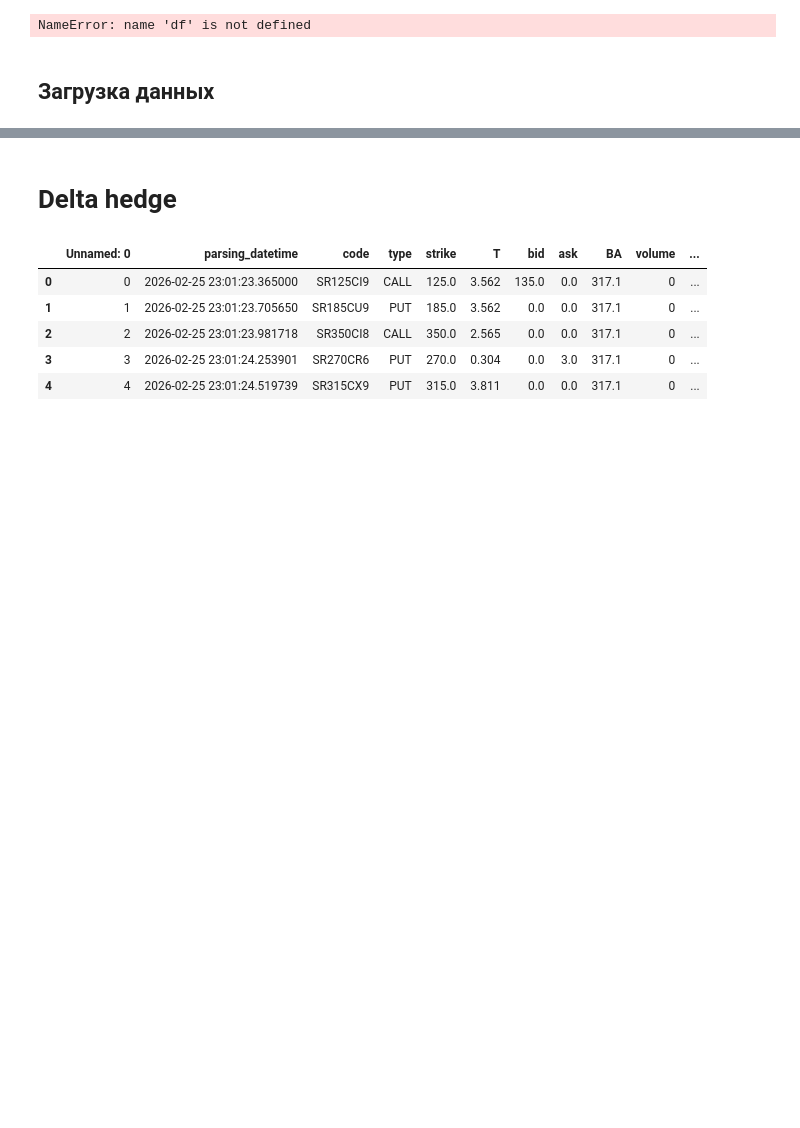
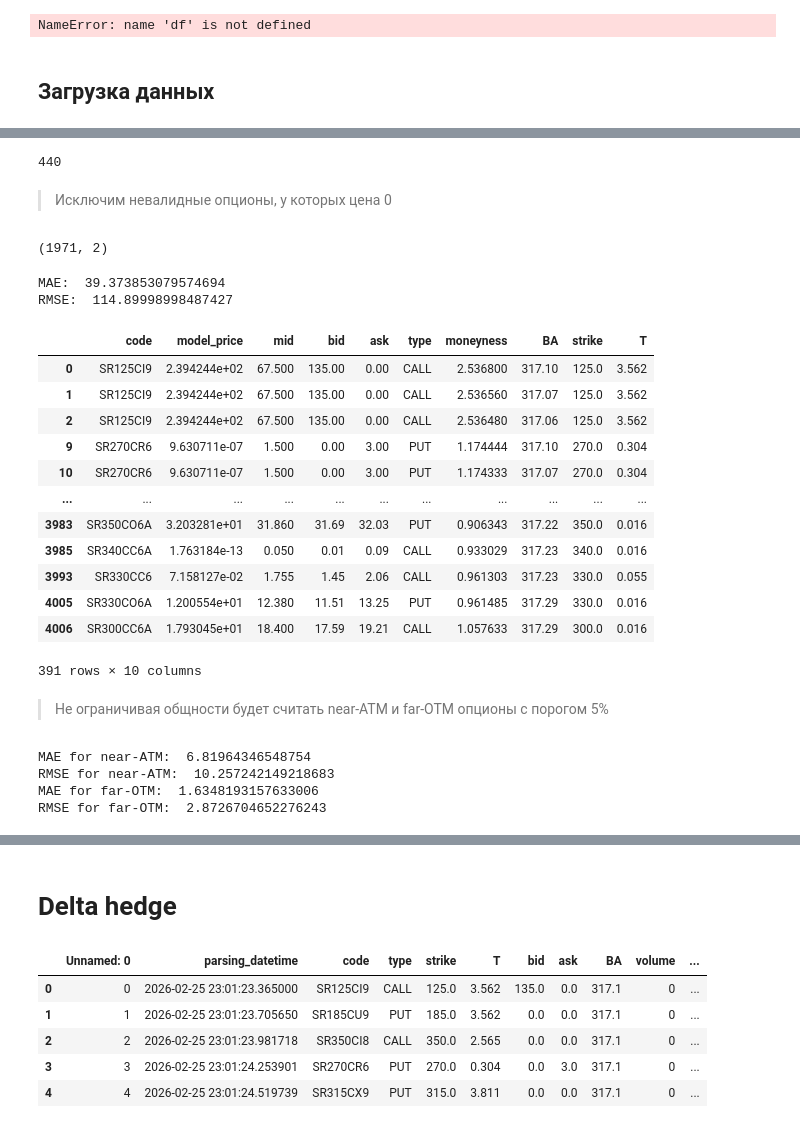
Before and after one commit to Vlad-prog-bit/msu_profinanse, a Jupyter notebook: Options.ipynb, the cells around one changed output, grey strips where cells are left out. Saved outputs shown, nothing was run; the diff lists cells and outputs as text; code cells hidden in the pictures; blank space fills up the shorter version.

```diff
--- a/Options.ipynb
+++ b/Options.ipynb
@@ -275,0 +330,9 @@ print(1)
+# %%
+_model_prices = _models.apply(
+    lambda m: m.Black_Sholse_call() if m.option_type == "CALL" else m.Black_Sholse_put()
+)
+model_prices_df = pd.DataFrame({
+    'code': options['code'],
+    'model_price': _model_prices
+})
+del _models, _model_prices
@@ -275,0 +348,58 @@ print(1)
+# %%
+np.isclose(model_prices_df['model_price'], 0.0, atol=1e-8).sum()
+# %% [output]
+440
+# %% [markdown]
+> Исключим невалидные опционы, у которых цена 0
+# %%
+model_prices_df_valid = model_prices_df[model_prices_df['model_price'] > 0]
+model_prices_df_valid.shape
+# %% [output]
+(1971, 2)
+# %%
+from sklearn.metrics import mean_absolute_error, mean_squared_error
+
+merged_df = model_prices_df_valid.merge(options[['code', 'mid', 'bid', 'ask', 'type', 'moneyness', 'BA', "strike", 'T']], on='code', how='left')
+merged_df = merged_df[merged_df['mid'] > 0]
+HitRate_metric = merged_df[merged_df['model_price'].between(merged_df['bid'], merged_df['ask'])].shape[0] / merged_df.shape[0]
+print("MAE: ", abs(merged_df['model_price'] - merged_df['mid']).mean())
+print("RMSE: ", np.sqrt(((merged_df['model_price'] - merged_df['mid']) ** 2).mean()))
+# %% [output]
+MAE:  39.373853079574694
+RMSE:  114.89998998487427
+# %%
+merged_df
+# %% [output]
+|  | code | model_price | mid | bid | ask | type | moneyness | BA | strike | T |
+| 0 | SR125CI9 | 2.394244e+02 | 67.500 | 135.00 | 0.00 | CALL | 2.536800 | 317.10 | 125.0 | 3.562 |
+| 1 | SR125CI9 | 2.394244e+02 | 67.500 | 135.00 | 0.00 | CALL | 2.536560 | 317.07 | 125.0 | 3.562 |
+| 2 | SR125CI9 | 2.394244e+02 | 67.500 | 135.00 | 0.00 | CALL | 2.536480 | 317.06 | 125.0 | 3.562 |
+| 9 | SR270CR6 | 9.630711e-07 | 1.500 | 0.00 | 3.00 | PUT | 1.174444 | 317.10 | 270.0 | 0.304 |
+| 10 | SR270CR6 | 9.630711e-07 | 1.500 | 0.00 | 3.00 | PUT | 1.174333 | 317.07 | 270.0 | 0.304 |
+| ... | ... | ... | ... | ... | ... | ... | ... | ... | ... | ... |
+| 3983 | SR350CO6A | 3.203281e+01 | 31.860 | 31.69 | 32.03 | PUT | 0.906343 | 317.22 | 350.0 | 0.016 |
+| 3985 | SR340CC6A | 1.763184e-13 | 0.050 | 0.01 | 0.09 | CALL | 0.933029 | 317.23 | 340.0 | 0.016 |
+| 3993 | SR330CC6 | 7.158127e-02 | 1.755 | 1.45 | 2.06 | CALL | 0.961303 | 317.23 | 330.0 | 0.055 |
+| 4005 | SR330CO6A | 1.200554e+01 | 12.380 | 11.51 | 13.25 | PUT | 0.961485 | 317.29 | 330.0 | 0.016 |
+| 4006 | SR300CC6A | 1.793045e+01 | 18.400 | 17.59 | 19.21 | CALL | 1.057633 | 317.29 | 300.0 | 0.016 |
+391 rows × 10 columns
+# %% [markdown]
+> Не ограничивая общности будет считать near-ATM и far-OTM опционы с порогом 5%
+# %%
+near_ATM_df = merged_df[merged_df['moneyness'].between(.95, 1.05)].copy()
+far_OTM_df = pd.concat([
+merged_df[(merged_df['moneyness'] <= .95) & (merged_df['type'] == 'CALL')],
+merged_df[(merged_df['moneyness'] >= 1.05) & (merged_df['type'] == 'PUT')]
+])
+
+
+print("MAE for near-ATM: ", abs(near_ATM_df['model_price'] - near_ATM_df['mid']).mean())
+print("RMSE for near-ATM: ", np.sqrt(((near_ATM_df['model_price'] - near_ATM_df['mid']) ** 2).mean()))
+
+print("MAE for far-OTM: ", abs(far_OTM_df['model_price'] - far_OTM_df['mid']).mean())
+print("RMSE for far-OTM: ", np.sqrt(((far_OTM_df['model_price'] - far_OTM_df['mid']) ** 2).mean()))
+# %% [output]
+MAE for near-ATM:  6.81964346548754
+RMSE for near-ATM:  10.257242149218683
+MAE for far-OTM:  1.6348193157633006
+RMSE for far-OTM:  2.8726704652276243
```
Also changed, not shown: parts of 18 cells of this notebook.
